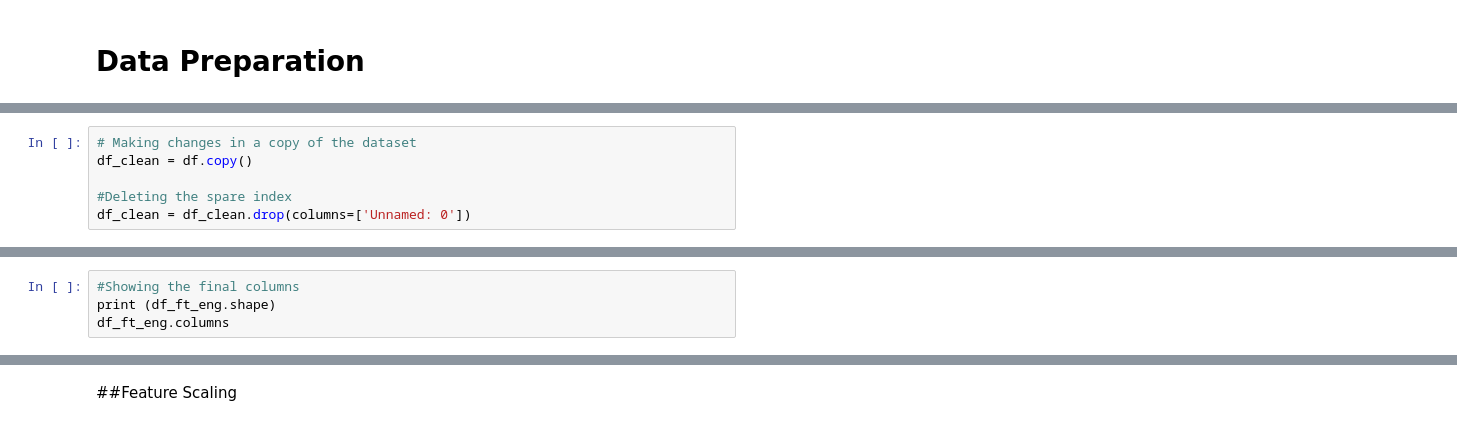
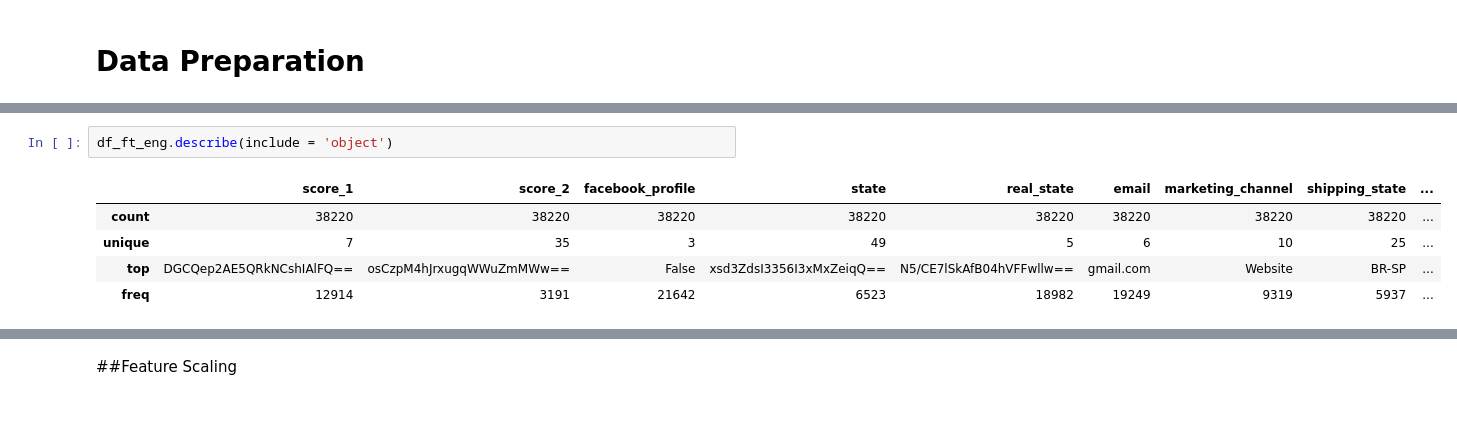
Before and after one commit to gabrielcapela/credit_risk, a Jupyter notebook: notebooks/I_data_analysis.ipynb, the cells around one changed output, grey strips where cells are left out. Cells and saved outputs as stored; diff of their text form.

```diff
--- a/notebooks/I_data_analysis.ipynb
+++ b/notebooks/I_data_analysis.ipynb
@@ -1102,6 +1095,0 @@ We will delete the entire **first column** and the **outliers** identified by th
-# %%
-# Making changes in a copy of the dataset
-df_clean = df.copy()
-
-#Deleting the spare index
-df_clean = df_clean.drop(columns=['Unnamed: 0'])
@@ -1146,4 +1256,8 @@ df_ft_eng.columns = df_ft_eng.columns.astype(str)
-# %%
-#Showing the final columns
-print (df_ft_eng.shape)
-df_ft_eng.columns
+# %%
+df_ft_eng.describe(include = 'object')
+# %% [output]
+|  | score_1 | score_2 | facebook_profile | state | real_state | email | marketing_channel | shipping_state | ... |
+| count | 38220 | 38220 | 38220 | 38220 | 38220 | 38220 | 38220 | 38220 | ... |
+| unique | 7 | 35 | 3 | 49 | 5 | 6 | 10 | 25 | ... |
+| top | DGCQep2AE5QRkNCshIAlFQ== | osCzpM4hJrxugqWWuZmMWw== | False | xsd3ZdsI3356I3xMxZeiqQ== | N5/CE7lSkAfB04hVFFwllw== | gmail.com | Website | BR-SP | ... |
+| freq | 12914 | 3191 | 21642 | 6523 | 18982 | 19249 | 9319 | 5937 | ... |
```
Also changed, not shown: parts of 41 cells of this notebook.
